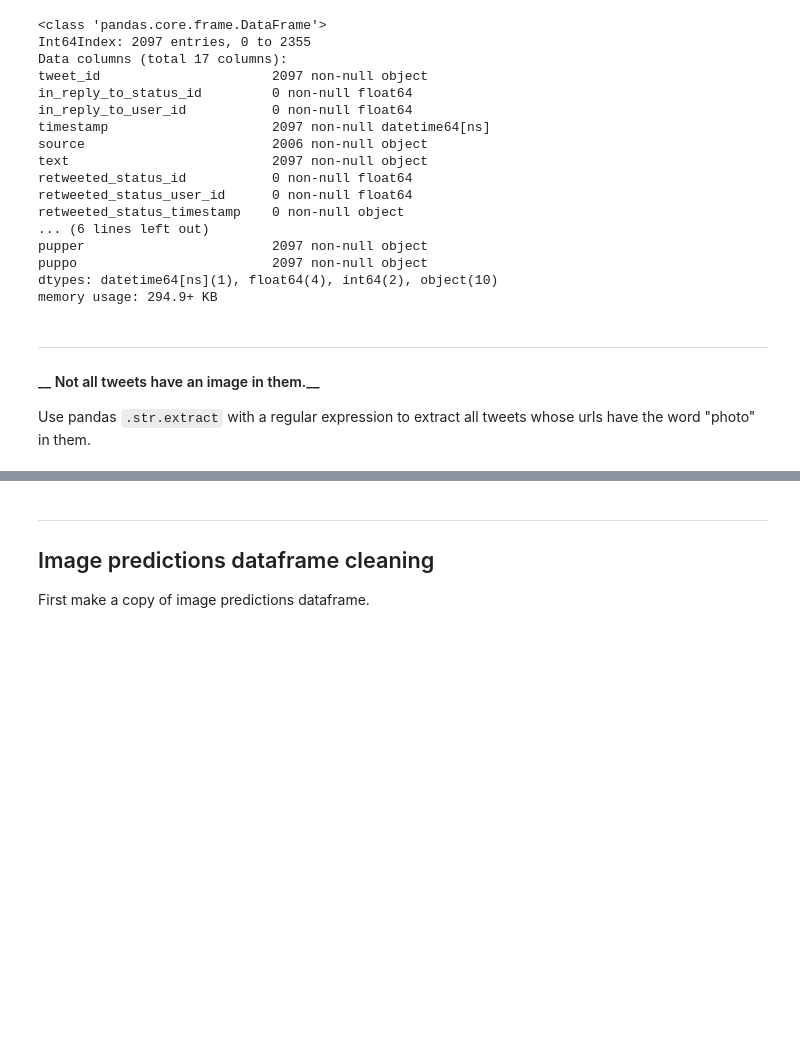
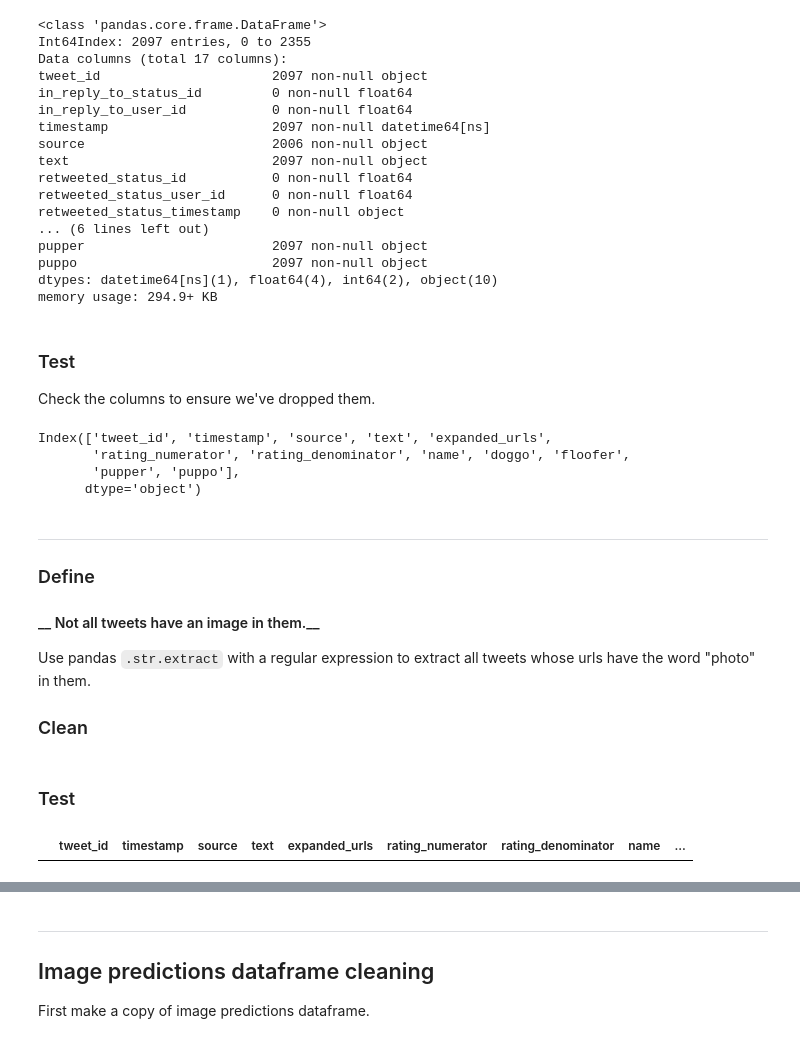
Before and after one commit to luketibbott/weratedogs, a Jupyter notebook: we-rate-dogs-wrangle.ipynb, the cells around one changed output, grey strips where cells are left out. Cells and saved outputs as stored; diff of their text form; code cells hidden in the pictures; blank space fills up the shorter version.

```diff
--- a/we-rate-dogs-wrangle.ipynb
+++ b/we-rate-dogs-wrangle.ipynb
@@ -423,10 +511,30 @@ to_drop = ['in_reply_to_status_id', 'in_reply_to_user_id',
            'retweeted_status_timestamp']
 
 df_clean = df_clean.drop(to_drop, axis=1)
+# %% [markdown]
+### Test
+
+Check the columns to ensure we've dropped them.
+# %%
+df_clean.columns
+# %% [output]
+Index(['tweet_id', 'timestamp', 'source', 'text', 'expanded_urls',
+       'rating_numerator', 'rating_denominator', 'name', 'doggo', 'floofer',
+       'pupper', 'puppo'],
+      dtype='object')
 # %% [markdown]
 --------
+### Define
 
 #### __ Not all tweets have an image in them.__
 Use pandas `.str.extract` with a regular expression to extract all tweets whose urls have the word "photo" in them.
+
+### Clean
 # %%
 df_clean = df_clean.loc[df_clean['expanded_urls'].str.extract(pat=r'(photo)').notnull(), :]
+# %% [markdown]
+### Test
+# %%
+df_clean.loc[df_clean['expanded_urls'].str.extract(pat=r'(photo)').isnull(), :]
+# %% [output]
+|  | tweet_id | timestamp | source | text | expanded_urls | rating_numerator | rating_denominator | name | ... |
```
Also changed, not shown: parts of 71 cells of this notebook.
